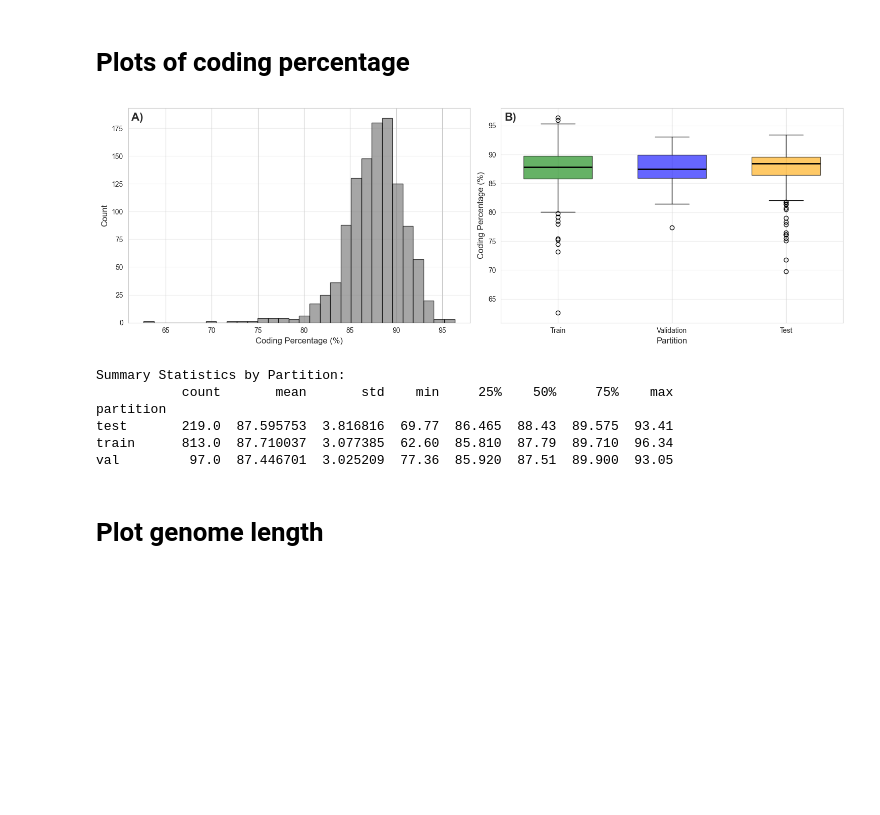
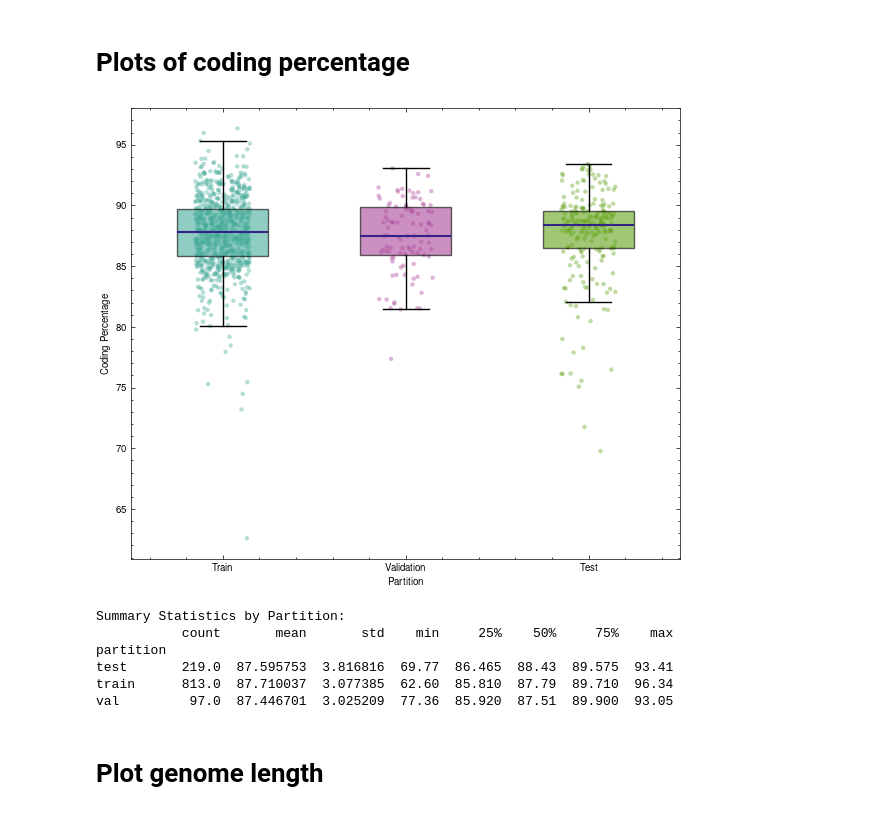
Before and after one commit to lsandvad/deep-cds, a Jupyter notebook: src_dev/data_analysis/plot_genome_statistics.ipynb, the cells around one changed output. Cells and saved outputs as stored; diff of their text form; code cells hidden in the pictures; blank space fills up the shorter version.

```diff
--- a/src_dev/data_analysis/plot_genome_statistics.ipynb
+++ b/src_dev/data_analysis/plot_genome_statistics.ipynb
@@ -2,6 +2,6 @@
 import numpy as np
 import pandas as pd
 import matplotlib.pyplot as plt
-import seaborn as sns
-import os
+import scienceplots
+plt.style.use(['science', 'nature'])
 # %%
@@ -8,59 +9,58 @@ import os
 df_statistics = pd.read_csv("../../data/processed_data/dataset_information/genomes_info_with_partitions.csv")
 df_statistics = df_statistics.rename(columns={"Unnamed: 0":"accession"})
+# %%
+# Colorblind-friendly palette (Tol's bright)
+colors_dict = {
+    'train': '#44AA99',   # Teal
+    'val': '#AA4499',     # Rose
+    'test': '#63A31A',    # Coral (more visible than sand)
+    'hist': '#332288'     # Deep indigo
+}
 # %% [markdown]
 # Plots of coding percentage
 # %%
-# Set style
-sns.set_style("whitegrid")
+# Boxplot + strip (jittered points)
+fig, ax = plt.subplots(figsize=(6, 5))
 
-# Create figure with subplots
-fig, axes = plt.subplots(1, 2, figsize=(15, 5))
-
-# 1. Overall histogram
-axes[0].hist(df_statistics['coding_percentage'], bins=30, color='gray', edgecolor='black', alpha=0.7)
-axes[0].set_xlabel('Coding Percentage (%)', fontsize=12)
-axes[0].set_ylabel('Count', fontsize=12)
-#axes[0].set_title('Overall Distribution of Coding Percentage', fontsize=13, fontweight='bold')
-axes[0].grid(axis='y', alpha=0.3)
-axes[0].text(0.01, 0.98, 'A)', transform=axes[0].transAxes, fontsize=16, fontweight='bold', va='top')
-
-colors = {'train': 'green', 'val': 'blue', 'test': 'orange'}
-
-# 2. Boxplot by partition
 partition_order = ['train', 'val', 'test']
 partition_labels = ['Train', 'Validation', 'Test']
-box_colors = [colors.get(p, 'gray') for p in partition_order]
+positions = [1, 2, 3]
 
-bp = axes[1].boxplot([df_statistics[df_statistics['partition'] == p]['coding_percentage']
-                      for p in partition_order],
-                     labels=partition_labels,
-                     patch_artist=True,
-                     widths=0.6)
+# Draw boxplots
+data_by_partition = [df_statistics[df_statistics['partition'] == p]['coding_percentage'].values
+                     for p in partition_order]
 
-# Color the boxes
-for patch, color in zip(bp['boxes'], box_colors):
-    patch.set_facecolor(color)
+bp = ax.boxplot(data_by_partition, positions=positions, widths=0.5, patch_artist=True,
+                showfliers=False)
+
+for i, (patch, partition) in enumerate(zip(bp['boxes'], partition_order)):
+    patch.set_facecolor(colors_dict[partition])
     patch.set_alpha(0.6)
 
-# Make median lines black
 for median in bp['medians']:
-    median.set_color('black')
-    median.set_linewidth(2)
+    median.set_color('#332288')
+    median.set_linewidth(1.5)
 
-axes[1].set_xlabel('Partition', fontsize=12)
-axes[1].set_ylabel('Coding Percentage (%)', fontsize=12)
-#axes[1].set_title('Coding Percentage Distribution by Partition', fontsize=13, fontweight='bold')
-axes[1].grid(axis='y', alpha=0.3)
-axes[1].text(0.01, 0.98, 'B)', transform=axes[1].transAxes, fontsize=16, fontweight='bold', va='top')
+# Add jittered points
+for i, (partition, pos) in enumerate(zip(partition_order, positions)):
+    data = df_statistics[df_statistics['partition'] == partition]['coding_percentage']
+    jitter = np.random.uniform(-0.15, 0.15, size=len(data))
+    ax.scatter(pos + jitter, data, alpha=0.4, s=10, color=colors_dict[partition], edgecolor='none')
+
+ax.set_xticks(positions)
+ax.set_xticklabels(partition_labels)
+ax.set_xlabel('Partition')
+ax.set_ylabel('Coding Percentage')
 
 plt.tight_layout()
+#plt.savefig('coding_percentage_distribution.png', dpi=150, bbox_inches='tight')
 plt.show()
 
-# Optional: Print summary statistics by partition
+# Summary statistics by partition
 print("\nSummary Statistics by Partition:")
 print(df_statistics.groupby('partition')['coding_percentage'].describe())
 # %% [output]
-[figure, old version]
+[figure, new version]
 Summary Statistics by Partition:
            count       mean       std    min     25%    50%     75%    max
 partition
```
Also changed, not shown: parts of 8 cells of this notebook, 12 other files.
